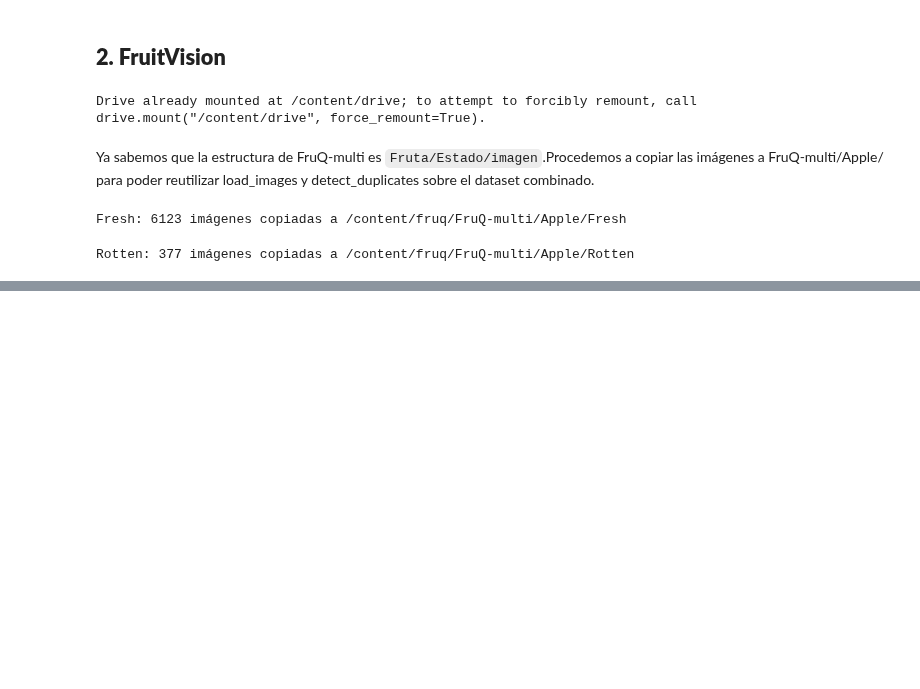
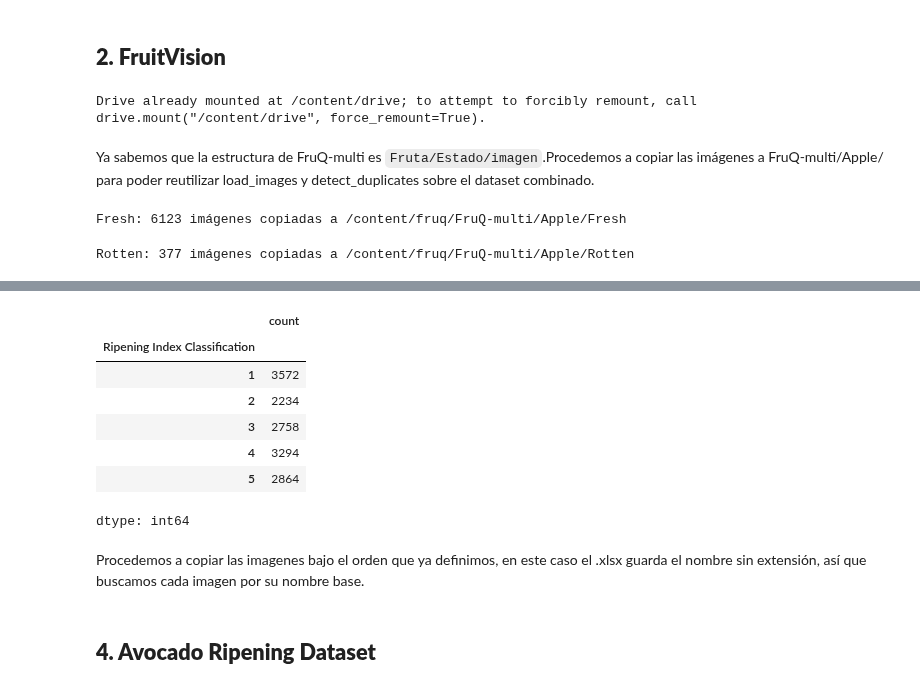
Before and after one commit to Loperaa-Juan/agrotrace-project, a Jupyter notebook: ml/fruit_dataset.ipynb, the cells around one changed output, grey strips where cells are left out. Cells and saved outputs as stored; diff of their text form; code cells hidden in the pictures; blank space fills up the shorter version.

Commit message:
feat(fruit dataset): add stage 3 with Avocado Ripening dataset

```diff
--- a/ml/fruit_dataset.ipynb
+++ b/ml/fruit_dataset.ipynb
@@ -570,0 +575,27 @@ Rotten: 377 imágenes copiadas a /content/fruq/FruQ-multi/Apple/Rotten
+# %%
+AVOCADO_DIR = Path('/content/drive/MyDrive/fruit_datasets/Avocado_Ripening_Dataset')
+AVOCADO_LABELS_PATH = AVOCADO_DIR / 'Avocado Ripening Dataset.xlsx'
+# %%
+AVOCADO_LABEL_MAPPING = {
+    2: 'Fresh',
+    3: 'Fresh',
+    4: 'Mild',
+    5: 'Rotten',
+}
+
+labels_df = pd.read_excel(AVOCADO_LABELS_PATH)
+labels_df.columns = labels_df.columns.str.strip()
+labels_df['label'] = labels_df['Ripening Index Classification'].map(AVOCADO_LABEL_MAPPING)
+
+display(labels_df['Ripening Index Classification'].value_counts().sort_index())
+# %% [output]
+|  | count |
+| Ripening Index Classification |  |
+| 1 | 3572 |
+| 2 | 2234 |
+| 3 | 2758 |
+| 4 | 3294 |
+| 5 | 2864 |
+dtype: int64
+# %% [markdown]
+Procedemos a copiar las imagenes bajo el orden que ya definimos, en este caso el .xlsx guarda el nombre sin extensión, así que buscamos cada imagen por su nombre base.
@@ -570,0 +630,2 @@ Rotten: 377 imágenes copiadas a /content/fruq/FruQ-multi/Apple/Rotten
+# %% [markdown]
+## **4. Avocado Ripening Dataset**
```
Also changed, not shown: parts of 3 cells of this notebook.
